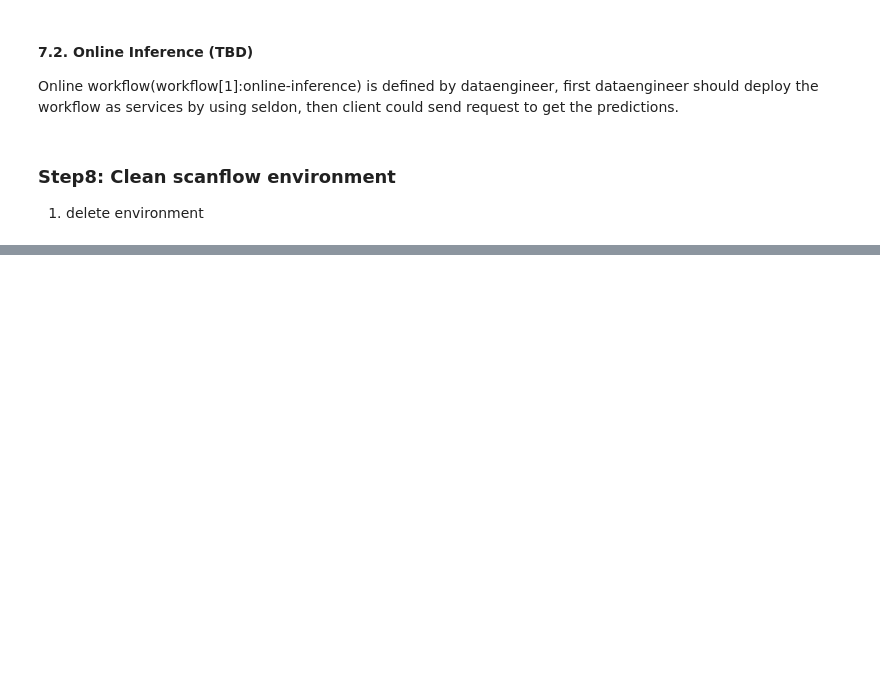
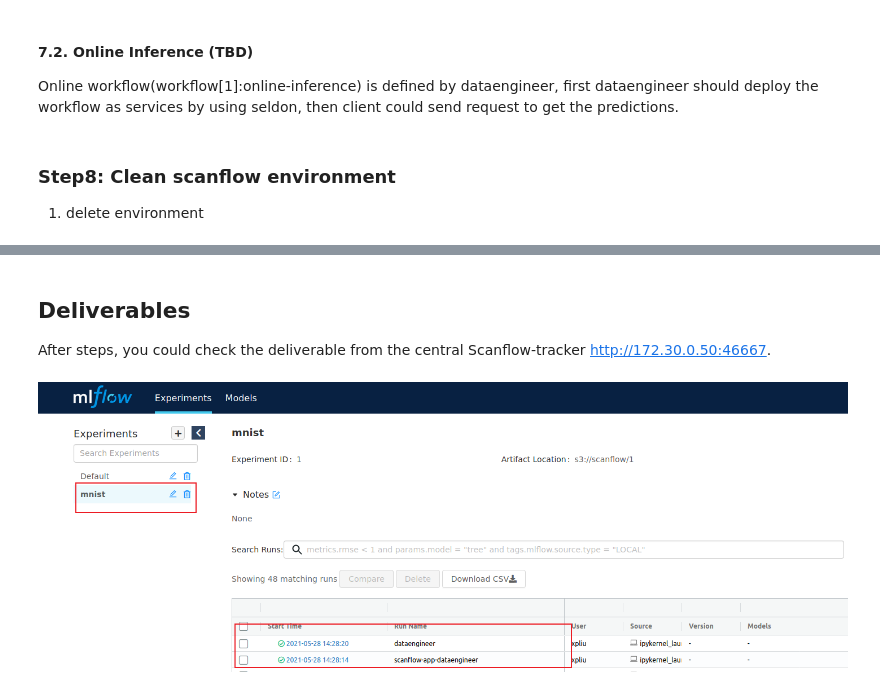
Before and after one commit to bsc-scanflow/scanflow, a Jupyter notebook: tutorials/mnist/mnist-dataengineer.ipynb, the cells around one changed output, grey strips where cells are left out. Drawn from its saved outputs; the diff is of its cells as text; code cells hidden in the pictures; blank space fills up the shorter version.

Commit message:
add deliverable in dataengineer notebook

```diff
--- a/tutorials/mnist/mnist-dataengineer.ipynb
+++ b/tutorials/mnist/mnist-dataengineer.ipynb
@@ -434,0 +443,9 @@ await deployerClient.clean_environment(app=build_app)
+# %% [markdown]
+## Deliverables
+
+After steps, you could check the deliverable from the central Scanflow-tracker http://172.30.0.50:46667.
+# %%
+from IPython.display import Image
+Image("/gpfs/bsc_home/xpliu/pv/jupyterhubpeini/scanflow/images/dataengineer-d.png", width=1200, height=400)
+# %% [output]
+[figure, added]
```
Also changed, not shown: parts of 11 cells of this notebook, 8 other files.
